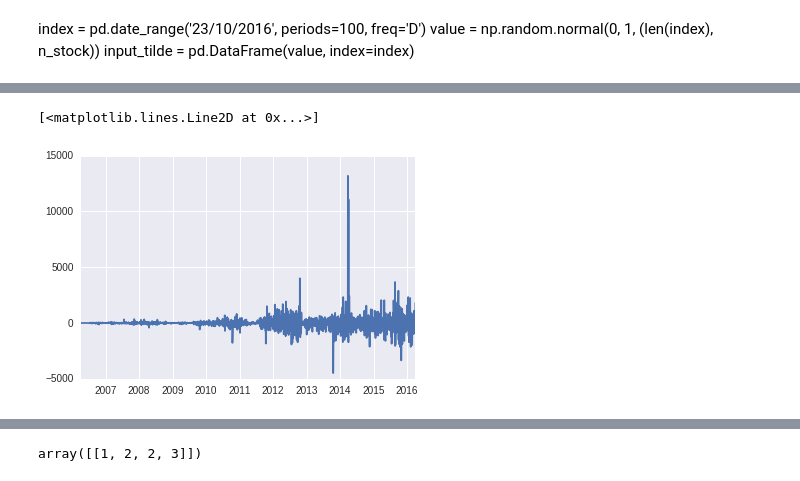
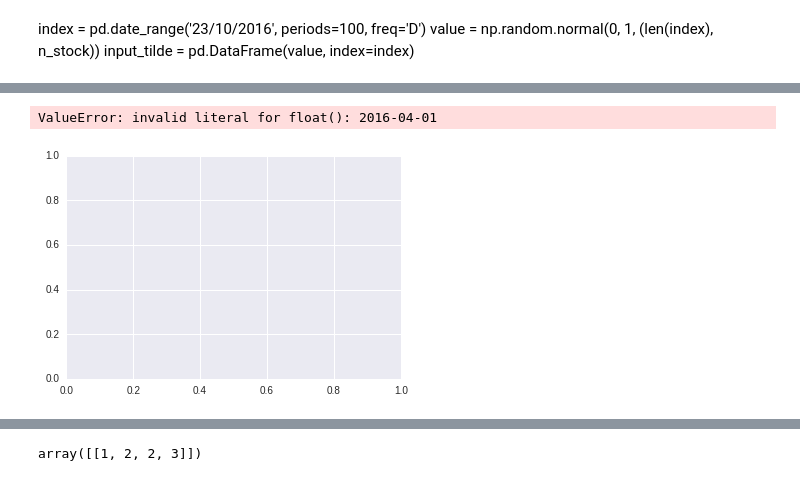
Before and after one commit to jjakimoto/DQN, a Jupyter notebook: DDPG_MultiScale.ipynb, the cells around one changed output, grey strips where cells are left out. Cells and saved outputs as stored; diff of their text form; code cells hidden in the pictures.

```diff
--- a/DDPG_MultiScale.ipynb
+++ b/DDPG_MultiScale.ipynb
@@ -578,5 +598,7 @@ training....
+# %%
+data = pd.read_csv("trading_result.csv", index_col=0)
 # %%
-plt.plot(values)
+plt.plot(pd.DatetimeIndex(data.index, data.values[:, 0])
 # %% [output]
-[<matplotlib.lines.Line2D at 0x...>]
+ValueError: invalid literal for float(): 2016-04-01
-[figure, old version]
+[figure, new version]
```
Also changed, not shown: parts of 9 cells of this notebook, 3 other files.
